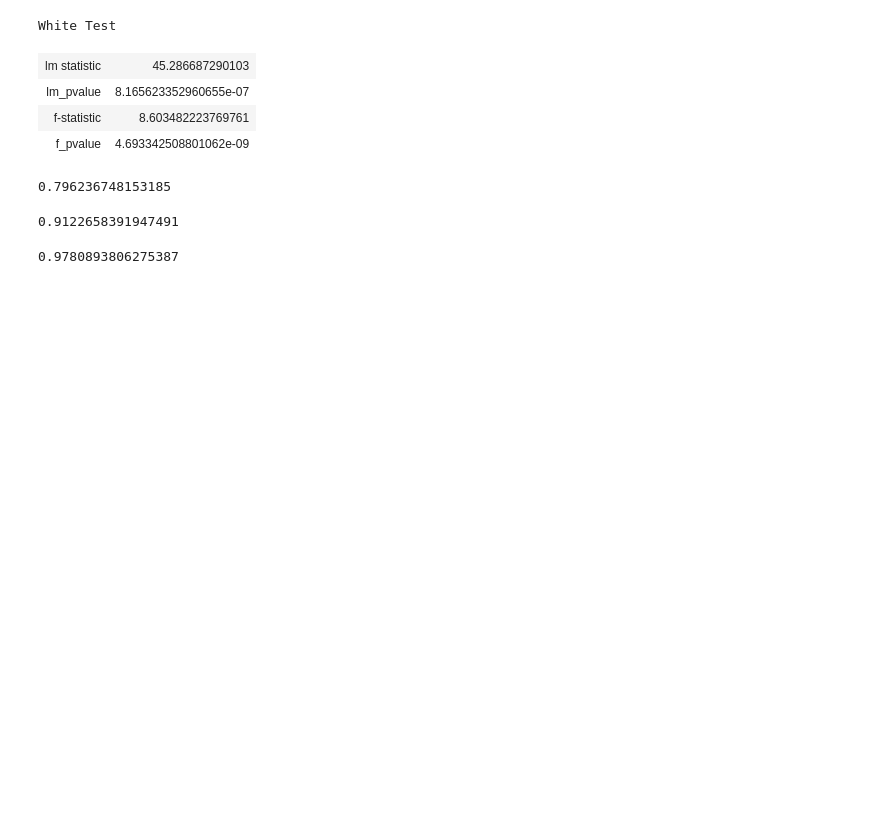
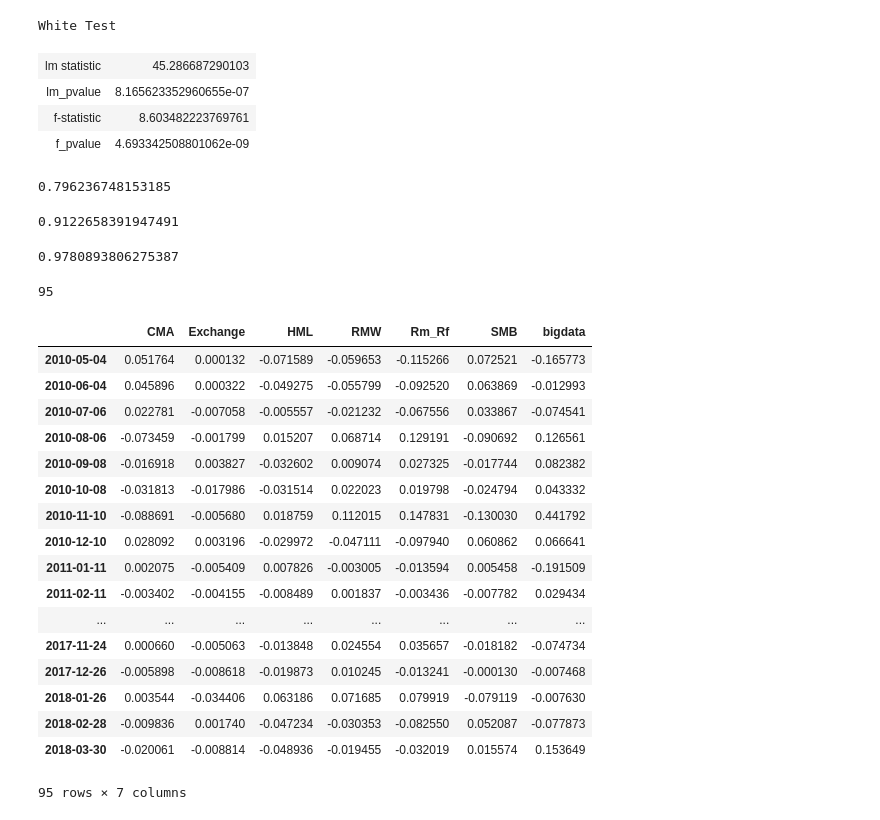
Before and after one commit to brainee/fama, a Jupyter notebook: fama5/zy-fama-frech-4-generial.ipynb, the cells around one changed output. Drawn from its saved outputs; the diff is of its cells as text; code cells hidden in the pictures; blank space fills up the shorter version.

```diff
--- a/fama5/zy-fama-frech-4-generial.ipynb
+++ b/fama5/zy-fama-frech-4-generial.ipynb
@@ -1935,2 +1935,32 @@ regr_1.score(df_X,y2)
 # %% [output]
 0.9780893806275387
+# %%
+# Predict
+X_test = df_X
+y_1 = regr_1.predict(X_test)
+y_2 = regr_2.predict(X_test)
+y_3 = regr_3.predict(X_test)
+len(y2)
+# %% [output]
+95
+# %%
+df_X
+# %% [output]
+|  | CMA | Exchange | HML | RMW | Rm_Rf | SMB | bigdata |
+| 2010-05-04 | 0.051764 | 0.000132 | -0.071589 | -0.059653 | -0.115266 | 0.072521 | -0.165773 |
+| 2010-06-04 | 0.045896 | 0.000322 | -0.049275 | -0.055799 | -0.092520 | 0.063869 | -0.012993 |
+| 2010-07-06 | 0.022781 | -0.007058 | -0.005557 | -0.021232 | -0.067556 | 0.033867 | -0.074541 |
+| 2010-08-06 | -0.073459 | -0.001799 | 0.015207 | 0.068714 | 0.129191 | -0.090692 | 0.126561 |
+| 2010-09-08 | -0.016918 | 0.003827 | -0.032602 | 0.009074 | 0.027325 | -0.017744 | 0.082382 |
+| 2010-10-08 | -0.031813 | -0.017986 | -0.031514 | 0.022023 | 0.019798 | -0.024794 | 0.043332 |
+| 2010-11-10 | -0.088691 | -0.005680 | 0.018759 | 0.112015 | 0.147831 | -0.130030 | 0.441792 |
+| 2010-12-10 | 0.028092 | 0.003196 | -0.029972 | -0.047111 | -0.097940 | 0.060862 | 0.066641 |
+| 2011-01-11 | 0.002075 | -0.005409 | 0.007826 | -0.003005 | -0.013594 | 0.005458 | -0.191509 |
+| 2011-02-11 | -0.003402 | -0.004155 | -0.008489 | 0.001837 | -0.003436 | -0.007782 | 0.029434 |
+| ... | ... | ... | ... | ... | ... | ... | ... |
+| 2017-11-24 | 0.000660 | -0.005063 | -0.013848 | 0.024554 | 0.035657 | -0.018182 | -0.074734 |
+| 2017-12-26 | -0.005898 | -0.008618 | -0.019873 | 0.010245 | -0.013241 | -0.000130 | -0.007468 |
+| 2018-01-26 | 0.003544 | -0.034406 | 0.063186 | 0.071685 | 0.079919 | -0.079119 | -0.007630 |
+| 2018-02-28 | -0.009836 | 0.001740 | -0.047234 | -0.030353 | -0.082550 | 0.052087 | -0.077873 |
+| 2018-03-30 | -0.020061 | -0.008814 | -0.048936 | -0.019455 | -0.032019 | 0.015574 | 0.153649 |
+95 rows × 7 columns
```
Also changed, not shown: parts of 21 cells of this notebook.
